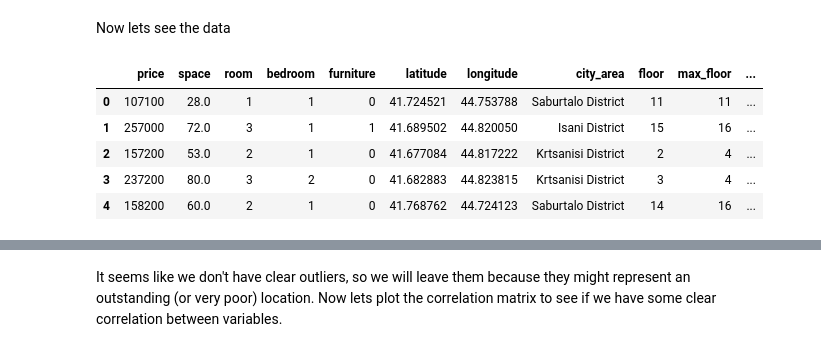
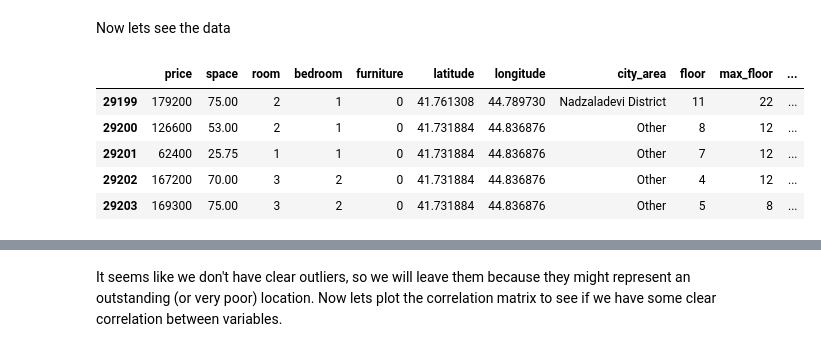
Before and after one commit to tomasrpons/house_pricing, a Jupyter notebook: house_pricing.ipynb, the cells around one changed output, grey strips where cells are left out. Cells and saved outputs as stored; diff of their text form; code cells hidden in the pictures.

```diff
--- a/house_pricing.ipynb
+++ b/house_pricing.ipynb
@@ -8,19 +8,19 @@ The first thing to do would be to take a look at our data. In this particular ca
 import pandas as pd
 import numpy as np
 # %%
-df = pd.read_csv('data/housing_clean_2.csv')
+df = pd.read_csv('data/data_from_json.csv')
 df = df.drop(columns=['Unnamed: 0'])
 # %% [markdown]
 Now lets see the data
 # %%
-df.head(5)
+df.tail(5)
 # %% [output]
 |  | price | space | room | bedroom | furniture | latitude | longitude | city_area | floor | max_floor | ... |
-| 0 | 107100 | 28.0 | 1 | 1 | 0 | 41.724521 | 44.753788 | Saburtalo District | 11 | 11 | ... |
-| 1 | 257000 | 72.0 | 3 | 1 | 1 | 41.689502 | 44.820050 | Isani District | 15 | 16 | ... |
-| 2 | 157200 | 53.0 | 2 | 1 | 0 | 41.677084 | 44.817222 | Krtsanisi District | 2 | 4 | ... |
-| 3 | 237200 | 80.0 | 3 | 2 | 0 | 41.682883 | 44.823815 | Krtsanisi District | 3 | 4 | ... |
-| 4 | 158200 | 60.0 | 2 | 1 | 0 | 41.768762 | 44.724123 | Saburtalo District | 14 | 16 | ... |
+| 29199 | 179200 | 75.00 | 2 | 1 | 0 | 41.761308 | 44.789730 | Nadzaladevi District | 11 | 22 | ... |
+| 29200 | 126600 | 53.00 | 2 | 1 | 0 | 41.731884 | 44.836876 | Other | 8 | 12 | ... |
+| 29201 | 62400 | 25.75 | 1 | 1 | 0 | 41.731884 | 44.836876 | Other | 7 | 12 | ... |
+| 29202 | 167200 | 70.00 | 3 | 2 | 0 | 41.731884 | 44.836876 | Other | 4 | 12 | ... |
+| 29203 | 169300 | 75.00 | 3 | 2 | 0 | 41.731884 | 44.836876 | Other | 5 | 8 | ... |
 # %%
 df.info()
 # %% [output]
```
Also changed, not shown: parts of 48 cells of this notebook, 7 other files.
